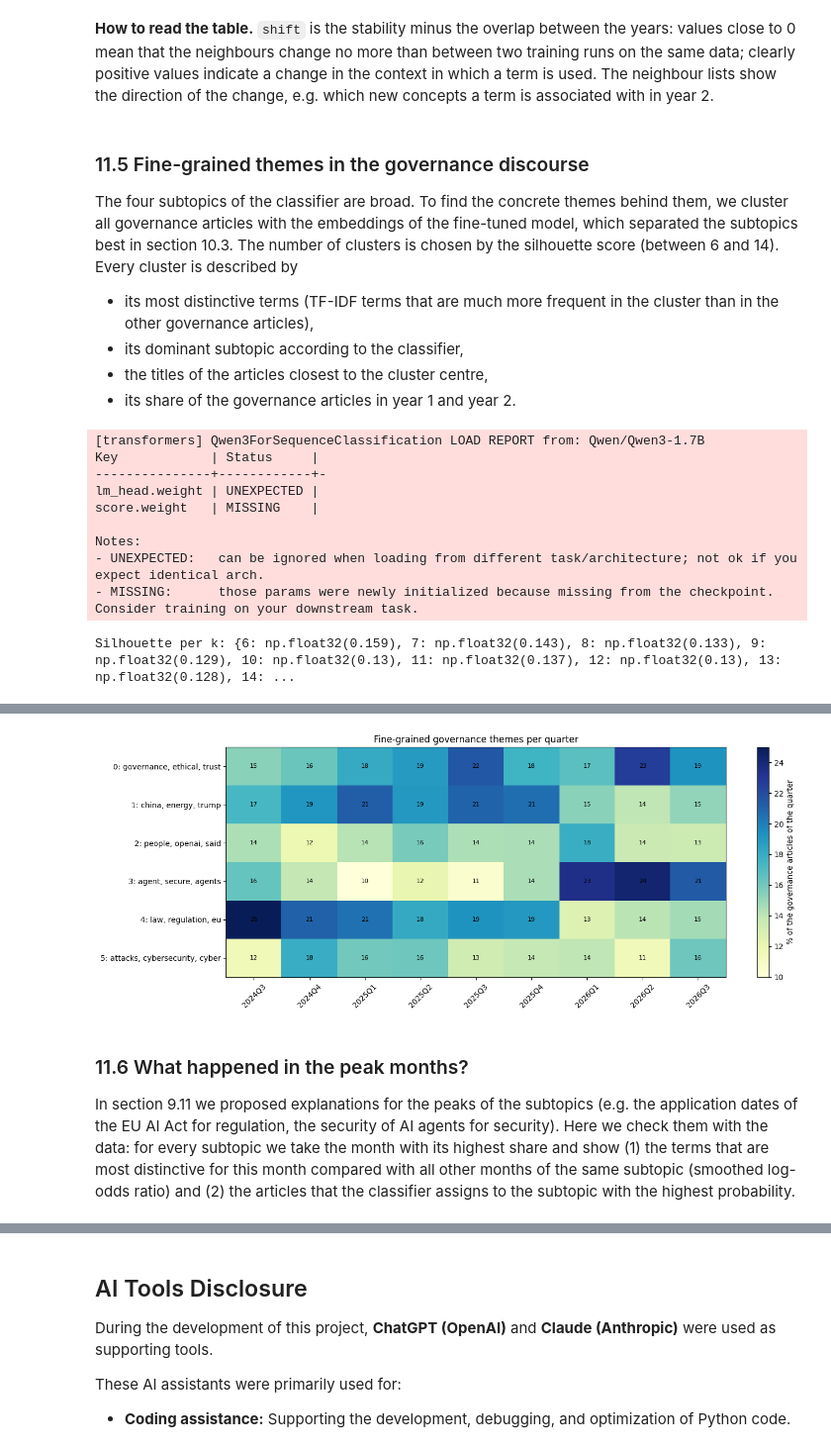
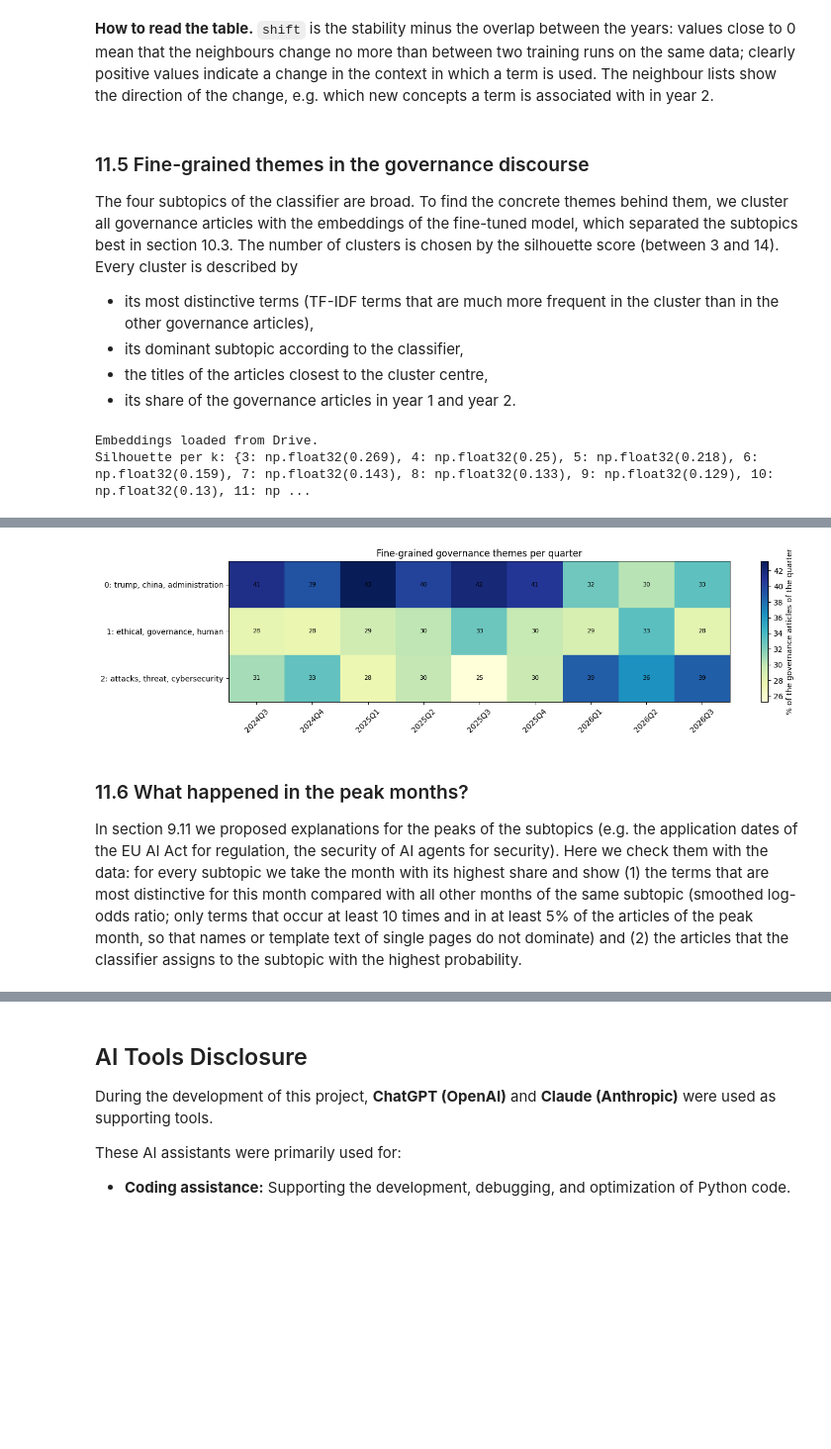
Before and after one commit to Pascingo/CTA-media-analysis, a Jupyter notebook: Stage_2.ipynb, the cells around one changed output, grey strips where cells are left out. Shown at 99% size. Cells and saved outputs as stored; diff of their text form; code cells hidden in the pictures; blank space fills up the shorter version.

```diff
--- a/Stage_2.ipynb
+++ b/Stage_2.ipynb
@@ -890,34 +875,0 @@ As long as no reviewed file exists, the LLM labels are used and the results must
-# %%
-REVIEW_FILE = os.path.join(FT_DRIVE_FOLDER, "test_labels_for_review.csv")
-REVIEWED_FILE = os.path.join(FT_DRIVE_FOLDER, "test_labels_reviewed.csv")
-
-if not os.path.exists(REVIEW_FILE):
-    export = labelled.loc[labelled["split"] == "test",
-                          ["url", "title", "input_text", "llm_label", "llm_confidence"]].copy()
-    export["human_label"] = ""
-    export.to_csv(REVIEW_FILE, index=False)
-    print(f"Exported {len(export)} test articles to '{REVIEW_FILE}'.")
-
-labelled["gold_label"] = labelled["llm_label"]
-labelled["label_source"] = "llm"
-
-if os.path.exists(REVIEWED_FILE):
-    reviewed = pd.read_csv(REVIEWED_FILE)
-    reviewed["human_label"] = reviewed["human_label"].astype(str).str.strip().str.upper()
-    reviewed = reviewed[reviewed["human_label"].isin(LABELS)].set_index("url")
-    compare = labelled[labelled["url"].isin(reviewed.index) & labelled["llm_label"].notna()]
-    human = compare["url"].map(reviewed["human_label"])
-
-    print(f"Manually checked test articles: {len(compare)}")
-    print(f"Agreement LLM - human: {(compare['llm_label'] == human).mean():.1%}, "
-          f"Cohen's kappa: {cohen_kappa_score(compare['llm_label'], human):.3f}")
-    display(pd.crosstab(compare["llm_label"], human, rownames=["LLM"], colnames=["human"]))
-    if "claude_proposal" in reviewed.columns:
-        changed = (reviewed["claude_proposal"] != reviewed["human_label"]).sum()
-        print(f"Label proposals changed by the team: {changed} of {len(reviewed)}")
-
-    mask = labelled["url"].isin(reviewed.index)
-    labelled.loc[mask, "gold_label"] = labelled.loc[mask, "url"].map(reviewed["human_label"])
-    labelled.loc[mask, "label_source"] = "human"
-else:
-    print("No reviewed file yet: the test set uses the LLM labels.")
@@ -2397,7 +2345,7 @@ Three models trained in 3.7 min; vocabulary year 1: 28,956, year 2: 30,562
 # %% [markdown]
 ### 11.5 Fine-grained themes in the governance discourse
 
-The four subtopics of the classifier are broad. To find the concrete themes behind them, we cluster all governance articles with the embeddings of the fine-tuned model, which separated the subtopics best in section 10.3. The number of clusters is chosen by the silhouette score (between 6 and 14). Every cluster is described by
+The four subtopics of the classifier are broad. To find the concrete themes behind them, we cluster all governance articles with the embeddings of the fine-tuned model, which separated the subtopics best in section 10.3. The number of clusters is chosen by the silhouette score (between 3 and 14). Every cluster is described by
 
 - its most distinctive terms (TF-IDF terms that are much more frequent in the cluster than in the other governance articles),
 - its dominant subtopic according to the classifier,
@@ -2420,7 +2368,7 @@ else:
 X_theme = normalize(gov_emb - gov_emb.mean(axis=0))
 
 # Number of clusters by silhouette score
-k_range = [k for k in range(6, 15) if k < len(gov_docs)]
+k_range = [k for k in range(3, 15) if k < len(gov_docs)]
 silhouettes = {k: silhouette_score(X_theme, KMeans(n_clusters=k, n_init=10, random_state=RANDOM_STATE).fit_predict(X_theme),
                                    metric="cosine", sample_size=min(3000, len(gov_docs)), random_state=RANDOM_STATE)
                for k in k_range}
@@ -2477,15 +2425,7 @@ ax.set_title("Fine-grained governance themes per quarter")
 plt.tight_layout()
 plt.show()
 # %% [output]
-[transformers] Qwen3ForSequenceClassification LOAD REPORT from: Qwen/Qwen3-1.7B
-Key            | Status     |
----------------+------------+-
-lm_head.weight | UNEXPECTED |
-score.weight   | MISSING    |
-
-Notes:
-- UNEXPECTED:   can be ignored when loading from different task/architecture; not ok if you expect identical arch.
-- MISSING:      those params were newly initialized because missing from the checkpoint. Consider training on your downstream task.
+Embeddings loaded from Drive.
+Silhouette per k: {3: np.float32(0.269), 4: np.float32(0.25), 5: np.float32(0.218), 6: np.float32(0.159), 7: np.float32(0.143), 8: np.float32(0.133), 9: np.float32(0.129), 10: np.float32(0.13), 11: np ...
-Silhouette per k: {6: np.float32(0.159), 7: np.float32(0.143), 8: np.float32(0.133), 9: np.float32(0.129), 10: np.float32(0.13), 11: np.float32(0.137), 12: np.float32(0.13), 13: np.float32(0.128), 14: ...
 |  | articles | top terms | dominant subtopic | % of gov. articles year 1 | % of gov. articles year 2 | example titles | ... |
 | theme |  |  |  |  |  |  | ... |
@@ -2498,6 +2435,6 @@ Silhouette per k: {6: np.float32(0.159), 7: np.float32(0.143), 8: np.float32(0.1
-[figure, old version]
+[figure, new version]
 # %% [markdown]
 ### 11.6 What happened in the peak months?
 
-In section 9.11 we proposed explanations for the peaks of the subtopics (e.g. the application dates of the EU AI Act for regulation, the security of AI agents for security). Here we check them with the data: for every subtopic we take the month with its highest share and show (1) the terms that are most distinctive for this month compared with all other months of the same subtopic (smoothed log-odds ratio) and (2) the articles that the classifier assigns to the subtopic with the highest probability.
+In section 9.11 we proposed explanations for the peaks of the subtopics (e.g. the application dates of the EU AI Act for regulation, the security of AI agents for security). Here we check them with the data: for every subtopic we take the month with its highest share and show (1) the terms that are most distinctive for this month compared with all other months of the same subtopic (smoothed log-odds ratio; only terms that occur at least 10 times and in at least 5% of the articles of the peak month, so that names or template text of single pages do not dominate) and (2) the articles that the classifier assigns to the subtopic with the highest probability.
 # %%
```
Also changed, not shown: parts of 24 cells of this notebook.
